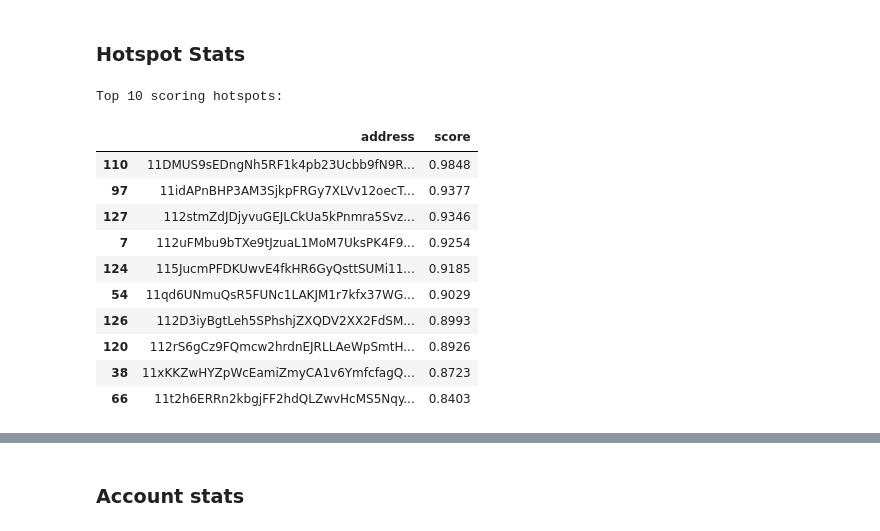
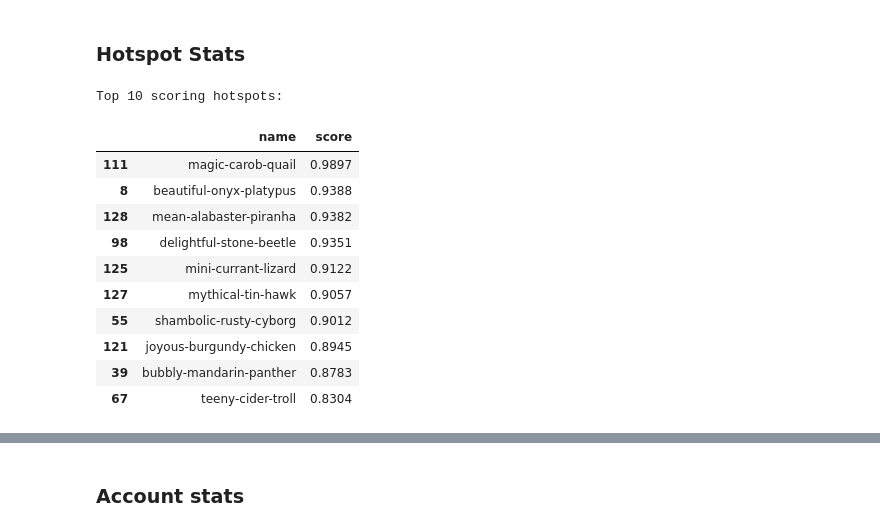
Before and after one commit to helium/blockchain-stats, a Jupyter notebook: stats.ipynb, the cells around one changed output, grey strips where cells are left out. Drawn from its saved outputs; the diff is of its cells as text; code cells hidden in the pictures.

Commit message:
Add hotspot names

```diff
--- a/stats.ipynb
+++ b/stats.ipynb
@@ -25,6 +27,7 @@ NUM_CHALLENGES = 100
 NUM_BLOCKS = 100
 LATEST_HEIGHT = latest_height(API)
 TOP = 10
+animalhash = js2py.require('angry-purple-tiger')
 # %% [markdown]
 ### Block Stats
 # %%
@@ -74,18 +75,21 @@ df = pd.DataFrame(hotspots)
+# %%
+df = pd.DataFrame(hotspots)
+df['name'] = df.apply(lambda row: '-'.join(animalhash(row.address).lower().split()), axis=1)
 # %%
 print(f'Top {TOP} scoring hotspots:')
-df.sort_values('score', ascending=False)[['address', 'score']].head(TOP)
+df.sort_values('score', ascending=False)[['name', 'score']].head(TOP)
 # %% [output]
 Top 10 scoring hotspots:
-|  | address | score |
-| 110 | 11DMUS9sEDngNh5RF1k4pb23Ucbb9fN9R... | 0.9848 |
-| 97 | 11idAPnBHP3AM3SjkpFRGy7XLVv12oecT... | 0.9377 |
-| 127 | 112stmZdJDjyvuGEJLCkUa5kPnmra5Svz... | 0.9346 |
-| 7 | 112uFMbu9bTXe9tJzuaL1MoM7UksPK4F9... | 0.9254 |
-| 124 | 115JucmPFDKUwvE4fkHR6GyQsttSUMi11... | 0.9185 |
-| 54 | 11qd6UNmuQsR5FUNc1LAKJM1r7kfx37WG... | 0.9029 |
-| 126 | 112D3iyBgtLeh5SPhshjZXQDV2XX2FdSM... | 0.8993 |
-| 120 | 112rS6gCz9FQmcw2hrdnEJRLLAeWpSmtH... | 0.8926 |
-| 38 | 11xKKZwHYZpWcEamiZmyCA1v6YmfcfagQ... | 0.8723 |
-| 66 | 11t2h6ERRn2kbgjFF2hdQLZwvHcMS5Nqy... | 0.8403 |
+|  | name | score |
+| 111 | magic-carob-quail | 0.9897 |
+| 8 | beautiful-onyx-platypus | 0.9388 |
+| 128 | mean-alabaster-piranha | 0.9382 |
+| 98 | delightful-stone-beetle | 0.9351 |
+| 125 | mini-currant-lizard | 0.9122 |
+| 127 | mythical-tin-hawk | 0.9057 |
+| 55 | shambolic-rusty-cyborg | 0.9012 |
+| 121 | joyous-burgundy-chicken | 0.8945 |
+| 39 | bubbly-mandarin-panther | 0.8783 |
+| 67 | teeny-cider-troll | 0.8304 |
 # %%
 source = ColumnDataSource(df)
```
Also changed, not shown: parts of 9 cells of this notebook, 1 other file.
